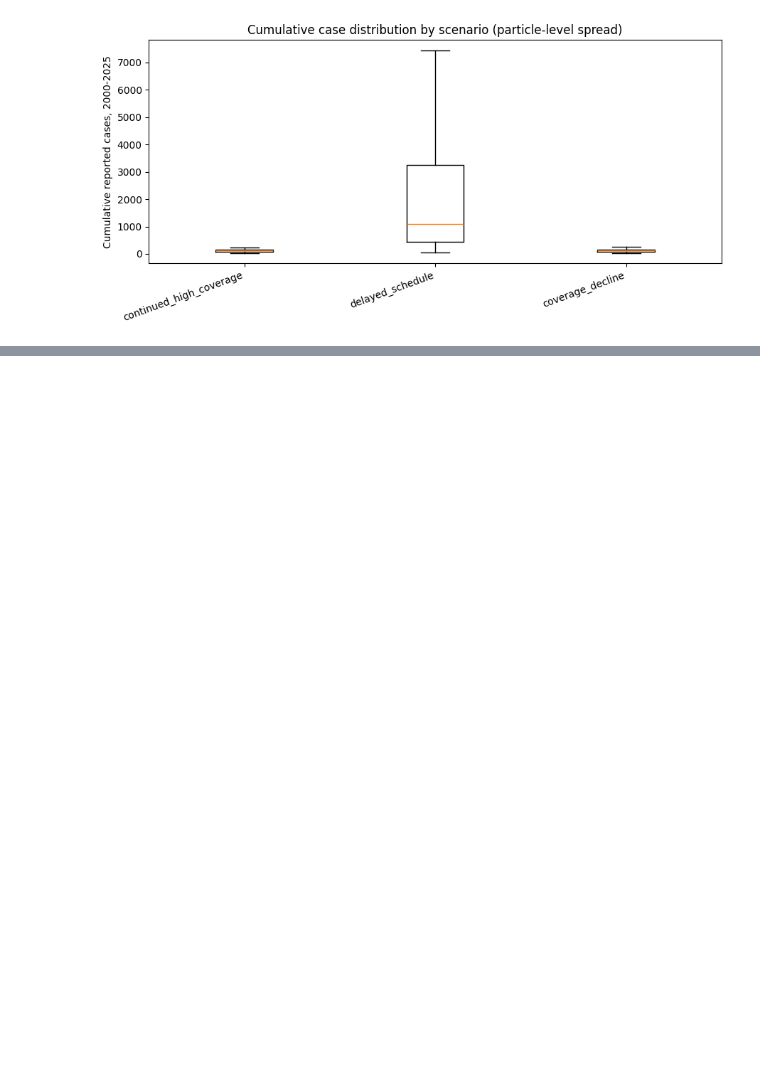
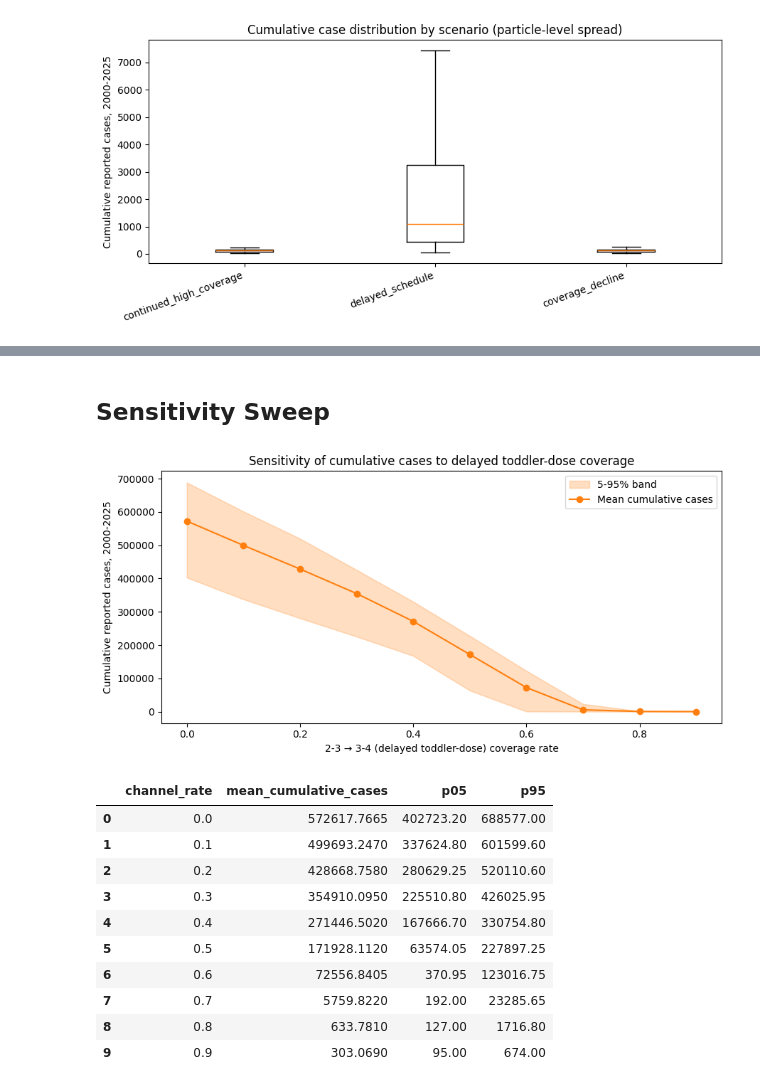
Before and after one commit to cmdnwright/delayed-vaccination, a Jupyter notebook: model_experiments.ipynb, the cells around one changed output, grey strips where cells are left out. Saved outputs shown, nothing was run; the diff lists cells and outputs as text; code cells hidden in the pictures; blank space fills up the shorter version.

```diff
--- a/model_experiments.ipynb
+++ b/model_experiments.ipynb
@@ -260,0 +402,74 @@ pairwise_df
+# %% [markdown]
+## Sensitivity Sweep
+# %%
+DELAYED_ON_TIME_COVERAGE = 0.2
+SCHOOL_ENTRY_COVERAGE = 0.97
+SWEEP_CHANNEL = counterfactuals.TODDLER_DOSE_CHANNEL + 1
+SWEEP_RATES = np.linspace(0.0, 0.9, 10)
+
+def _swept_schedule(channel_rate: float):
+    '''constant schedule with a swept 2-3->3-4 coverage, other channels held fixed'''
+    def schedule(calendar_year: float) -> np.ndarray:
+        rates = np.zeros(config['age_structure']['n_vaccination_rates'], dtype=float)
+        rates[counterfactuals.TODDLER_DOSE_CHANNEL] = DELAYED_ON_TIME_COVERAGE
+        rates[SWEEP_CHANNEL] = channel_rate
+        rates[counterfactuals.SCHOOL_ENTRY_CHANNEL] = SCHOOL_ENTRY_COVERAGE
+        return rates
+    return schedule
+
+sweep_rows = []
+for rate in SWEEP_RATES:
+    temp_name = f'_sweep_{SWEEP_CHANNEL}_{rate:.3f}'
+    counterfactuals.EXPERIMENTS[temp_name] = _swept_schedule(rate)
+    try:
+        rng = np.random.default_rng(123)
+        result = counterfactuals.run_branch(
+            scenario=temp_name,
+            initial_cloud=cloud_2000,
+            theta_hat=theta_hat,
+            fixed_parameters=fixed_parameters,
+            calendar_years=calendar_years,
+            rng=rng,
+        )
+        cumulative = result.simulated_case_draws.sum(axis=1)
+        sweep_rows.append({
+            'channel_rate': rate,
+            'mean_cumulative_cases': cumulative.mean(),
+            'p05': np.percentile(cumulative, 5),
+            'p95': np.percentile(cumulative, 95),
+        })
+    finally:
+        del counterfactuals.EXPERIMENTS[temp_name]
+
+sweep_df = pd.DataFrame(sweep_rows)
+
+fig, ax = plt.subplots(figsize=(9, 4.5))
+ax.fill_between(
+    sweep_df['channel_rate'], sweep_df['p05'], sweep_df['p95'],
+    color='tab:orange', alpha=0.25, label='5-95% band',
+)
+ax.plot(
+    sweep_df['channel_rate'], sweep_df['mean_cumulative_cases'],
+    color='tab:orange', marker='o', lw=1.5, label='Mean cumulative cases',
+)
+ax.set_xlabel('2-3 → 3-4 (delayed toddler-dose) coverage rate')
+ax.set_ylabel('Cumulative reported cases, 2000-2025')
+ax.set_title('Sensitivity of cumulative cases to delayed toddler-dose coverage')
+ax.legend()
+fig.tight_layout()
+plt.show()
+
+sweep_df
+# %% [output]
+[figure, added]
+|  | channel_rate | mean_cumulative_cases | p05 | p95 |
+| 0 | 0.0 | 572617.7665 | 402723.20 | 688577.00 |
+| 1 | 0.1 | 499693.2470 | 337624.80 | 601599.60 |
+| 2 | 0.2 | 428668.7580 | 280629.25 | 520110.60 |
+| 3 | 0.3 | 354910.0950 | 225510.80 | 426025.95 |
+| 4 | 0.4 | 271446.5020 | 167666.70 | 330754.80 |
+| 5 | 0.5 | 171928.1120 | 63574.05 | 227897.25 |
+| 6 | 0.6 | 72556.8405 | 370.95 | 123016.75 |
+| 7 | 0.7 | 5759.8220 | 192.00 | 23285.65 |
+| 8 | 0.8 | 633.7810 | 127.00 | 1716.80 |
+| 9 | 0.9 | 303.0690 | 95.00 | 674.00 |
```
Also changed, not shown: parts of 25 cells of this notebook, 8 other files.
